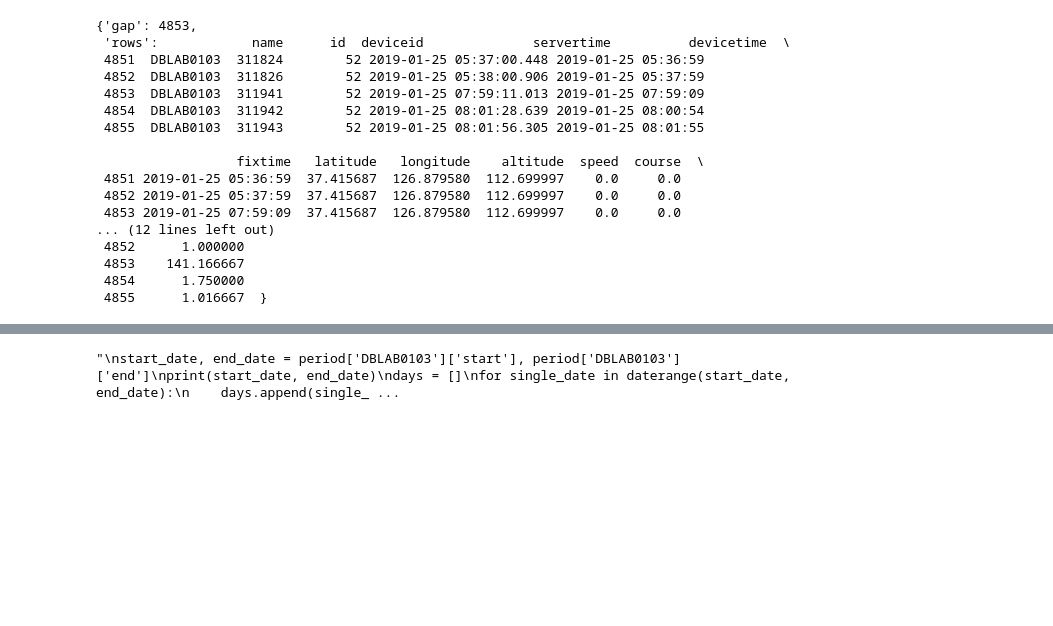
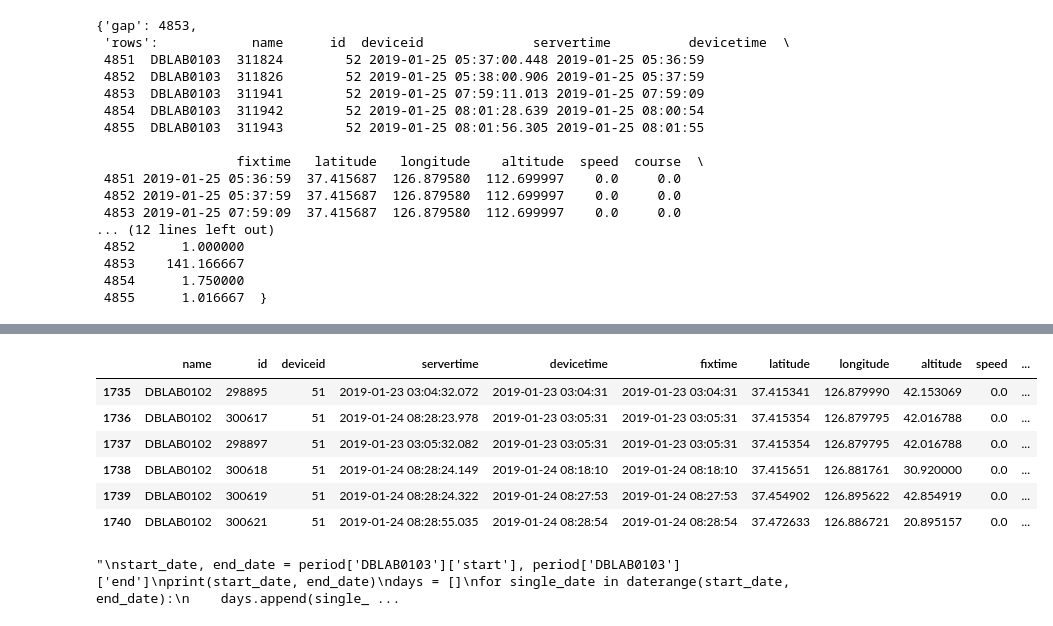
Before and after one commit to jaehyukcha/jaunt, a Jupyter notebook: Finding Ghosts.ipynb, the cells around one changed output, grey strips where cells are left out. Saved outputs shown, nothing was run; the diff lists cells and outputs as text; code cells hidden in the pictures; blank space fills up the shorter version.

```diff
--- a/Finding Ghosts.ipynb
+++ b/Finding Ghosts.ipynb
@@ -687,3 +966,19 @@ gap1, gap2 = iter(gaps1['list']), iter(gaps2['list'])
+# %%
+df = copy.deepcopy(dataset['DBLAB0102']['pos'])
+df.drop(['delay', 'delay_minute'], axis=1, inplace=True)
+#df['delay'] = df['devicetime'].diff()
+df = df[1735:1741]
+df['delay'] = df['devicetime'].diff()
+df['delay_minute'] = df['delay'].map(lambda x : x.total_seconds() // 60 )
+df
+# %% [output]
+|  | name | id | deviceid | servertime | devicetime | fixtime | latitude | longitude | altitude | speed | ... |
+| 1735 | DBLAB0102 | 298895 | 51 | 2019-01-23 03:04:32.072 | 2019-01-23 03:04:31 | 2019-01-23 03:04:31 | 37.415341 | 126.879990 | 42.153069 | 0.0 | ... |
+| 1736 | DBLAB0102 | 300617 | 51 | 2019-01-24 08:28:23.978 | 2019-01-23 03:05:31 | 2019-01-23 03:05:31 | 37.415354 | 126.879795 | 42.016788 | 0.0 | ... |
+| 1737 | DBLAB0102 | 298897 | 51 | 2019-01-23 03:05:32.082 | 2019-01-23 03:05:31 | 2019-01-23 03:05:31 | 37.415354 | 126.879795 | 42.016788 | 0.0 | ... |
+| 1738 | DBLAB0102 | 300618 | 51 | 2019-01-24 08:28:24.149 | 2019-01-24 08:18:10 | 2019-01-24 08:18:10 | 37.415651 | 126.881761 | 30.920000 | 0.0 | ... |
+| 1739 | DBLAB0102 | 300619 | 51 | 2019-01-24 08:28:24.322 | 2019-01-24 08:27:53 | 2019-01-24 08:27:53 | 37.454902 | 126.895622 | 42.854919 | 0.0 | ... |
+| 1740 | DBLAB0102 | 300621 | 51 | 2019-01-24 08:28:55.035 | 2019-01-24 08:28:54 | 2019-01-24 08:28:54 | 37.472633 | 126.886721 | 20.895157 | 0.0 | ... |
 # %%
 # day iteration test
 '''
```
Also changed, not shown: parts of 43 cells of this notebook.
